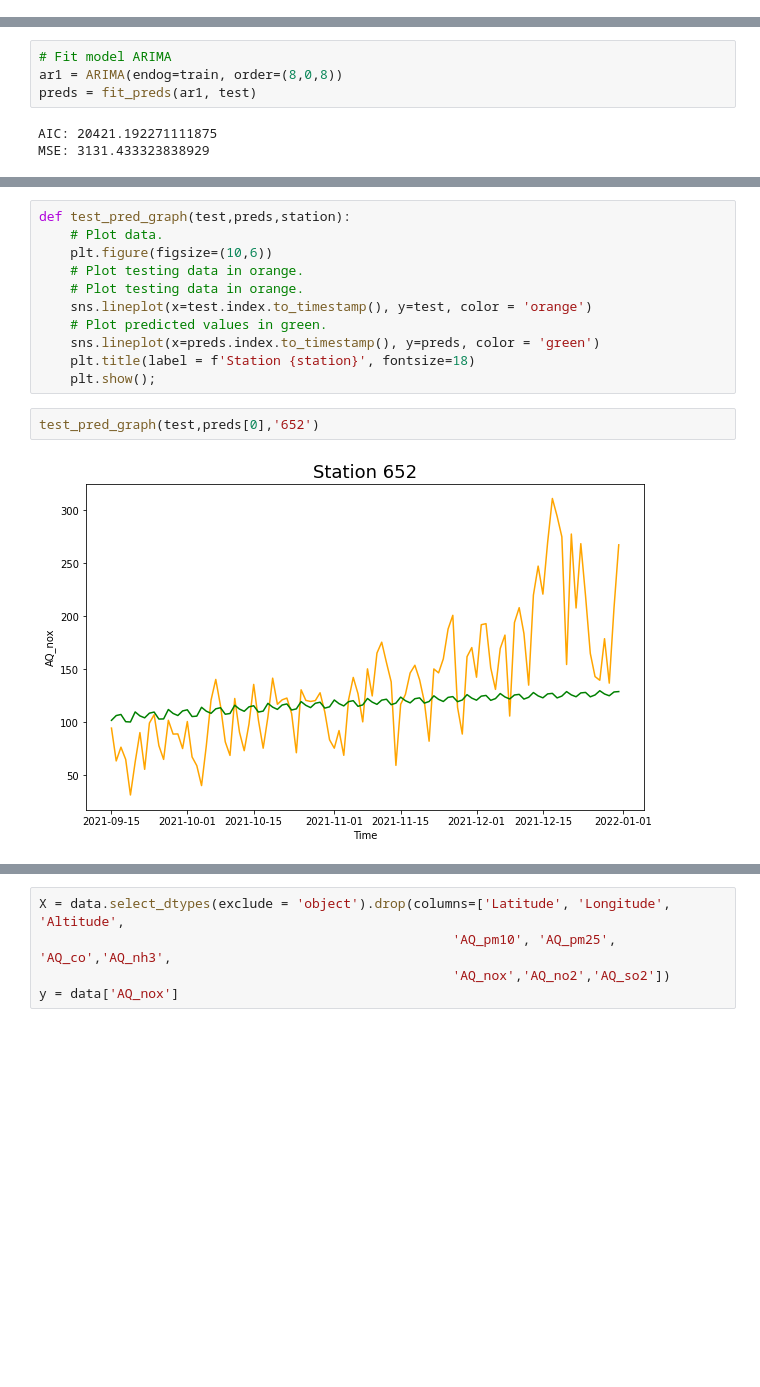
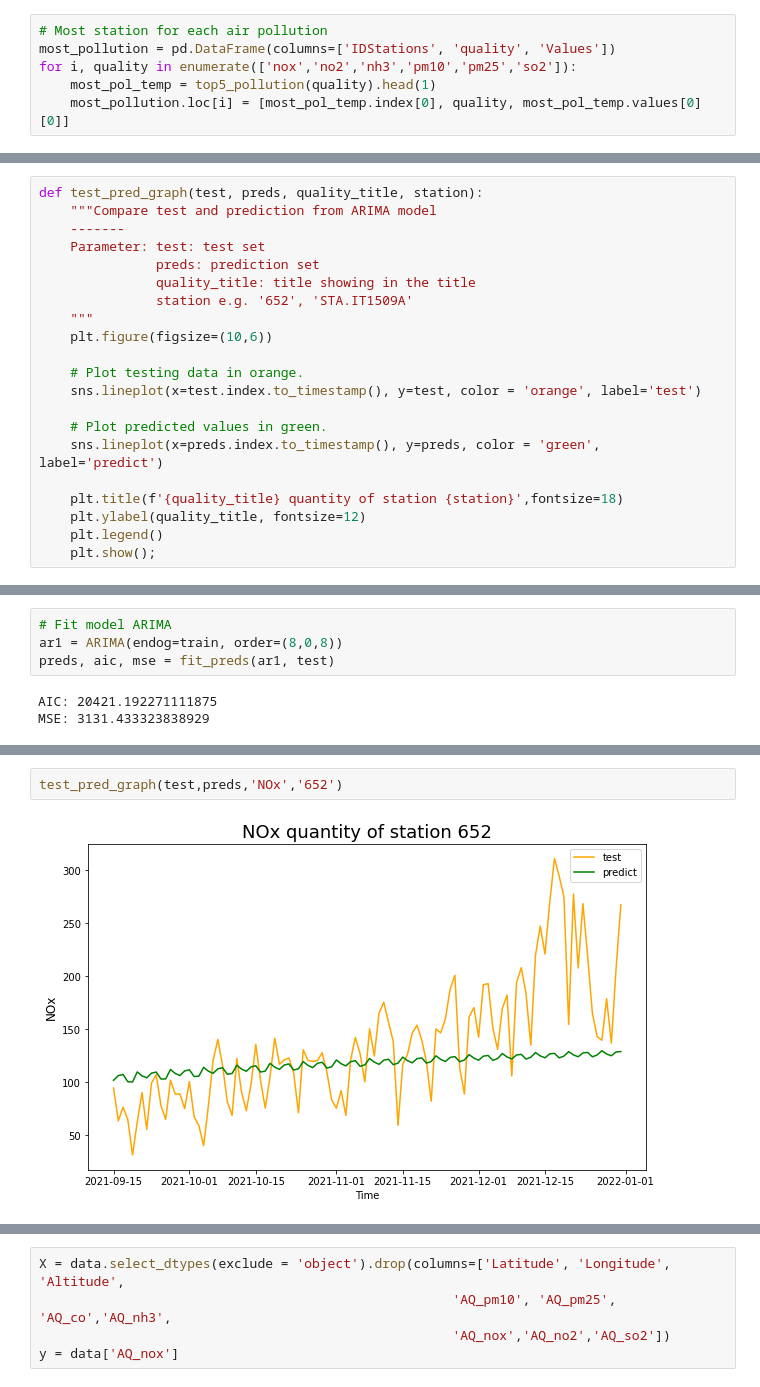
Before and after one commit to kant-ch/Air_Quality_Prediction, a Jupyter notebook: Working_code.ipynb, the cells around one changed output, grey strips where cells are left out. Drawn from its saved outputs; the diff is of its cells as text; blank space fills up the shorter version.

```diff
--- a/Working_code.ipynb
+++ b/Working_code.ipynb
@@ -280,3 +311,9 @@ sns.barplot(y=top5_pollution('so2').index, x = 'AQ_so2',data = top5_pollution('s
 plt.title('Station with high average value of SO2 in the air');
 # %% [output]
 [figure]
+# %%
+# Most station for each air pollution
+most_pollution = pd.DataFrame(columns=['IDStations', 'quality', 'Values'])
+for i, quality in enumerate(['nox','no2','nh3','pm10','pm25','so2']):
+    most_pol_temp = top5_pollution(quality).head(1)
+    most_pollution.loc[i] = [most_pol_temp.index[0], quality, most_pol_temp.values[0][0]]
@@ -283 +454,22 @@ plt.title('Station with high average value of SO2 in the air');
+# %%
+def test_pred_graph(test, preds, quality_title, station):
+    """Compare test and prediction from ARIMA model
+    -------
+    Parameter: test: test set
+               preds: prediction set
+               quality_title: title showing in the title
+               station e.g. '652', 'STA.IT1509A'
+    """
+    plt.figure(figsize=(10,6))
+
+    # Plot testing data in orange.
+    sns.lineplot(x=test.index.to_timestamp(), y=test, color = 'orange', label='test')
+
+    # Plot predicted values in green.
+    sns.lineplot(x=preds.index.to_timestamp(), y=preds, color = 'green', label='predict')
+
+    plt.title(f'{quality_title} quantity of station {station}',fontsize=18)
+    plt.ylabel(quality_title, fontsize=12)
+    plt.legend()
+    plt.show();
 # %% [markdown]
@@ -443,7 +567,7 @@ manual_grid.to_csv('./saved_data/nox_arima_gridsearch.csv')
 # %%
 # Fit model ARIMA
 ar1 = ARIMA(endog=train, order=(8,0,8))
-preds = fit_preds(ar1, test)
+preds, aic, mse = fit_preds(ar1, test)
 # %% [output]
 AIC: 20421.192271111875
 MSE: 3131.433323838929
@@ -471,16 +578,5 @@ station_arima_graph(train, test, preds[0],'NOx','652')
-# %%
-def test_pred_graph(test,preds,station):
-    # Plot data.
-    plt.figure(figsize=(10,6))
-    # Plot testing data in orange.
-    # Plot testing data in orange.
-    sns.lineplot(x=test.index.to_timestamp(), y=test, color = 'orange')
-    # Plot predicted values in green.
-    sns.lineplot(x=preds.index.to_timestamp(), y=preds, color = 'green')
-    plt.title(label = f'Station {station}', fontsize=18)
-    plt.show();
 # %%
-test_pred_graph(test,preds[0],'652')
+test_pred_graph(test,preds,'NOx','652')
 # %% [output]
-[figure, old version]
+[figure, new version]
 # %% [markdown]
```
Also changed, not shown: parts of 139 cells of this notebook, 2 other files.
